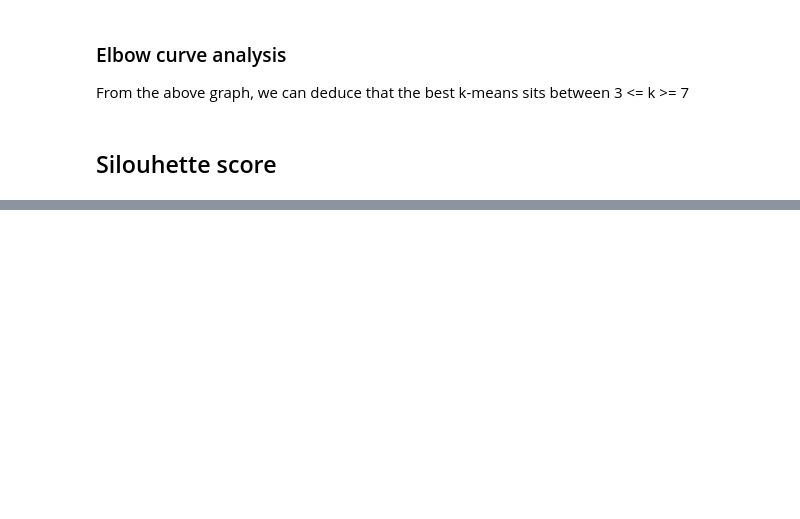
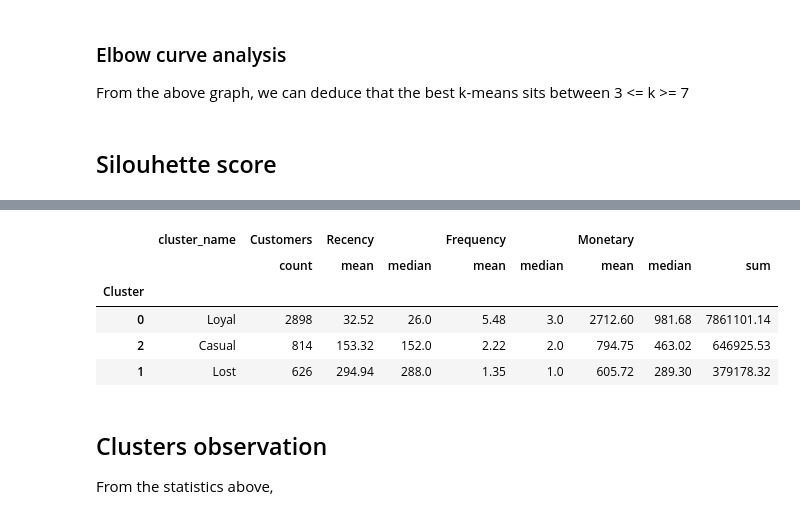
Before and after one commit to Aymanemjj/ML_Classification_of_clients, a Jupyter notebook: notebooks/main.ipynb, the cells around one changed output, grey strips where cells are left out. Drawn from its saved outputs; the diff is of its cells as text; code cells hidden in the pictures; blank space fills up the shorter version.

```diff
--- a/notebooks/main.ipynb
+++ b/notebooks/main.ipynb
@@ -274,0 +310,18 @@ The results matched our previous guess, the best score belonged to k = 4 with a
+# %%
+stats = CRFM.groupby("Cluster").agg(
+    number_of_customers=("Cluster", "size"),
+    avg_recency=("Recency", "mean"),
+    median_recency=("Recency", "median"),
+    avg_frequency=("Frequency", "mean"),
+    median_frequency=("Frequency", "median"),
+    avg_monetary=("Monetary", "mean"),
+    median_monetary=("Monetary", "median"),
+    total_revenue=("Monetary", "sum"),
+).round(2)
+stats.columns = pd.MultiIndex.from_tuples([
+    ("Customers", "count"),
+    ("Recency", "mean"), ("Recency", "median"),
+    ("Frequency", "mean"), ("Frequency", "median"),
+    ("Monetary", "mean"), ("Monetary", "median"), ("Monetary", "sum"),
+])
+stats
@@ -274,0 +335,15 @@ The results matched our previous guess, the best score belonged to k = 4 with a
+# %%
+stats.insert(0, "cluster_name", ["Loyal", "Lost", "Casual"])
+# %%
+stats = stats.reindex([0,2,1])
+stats
+# %% [output]
+|  | cluster_name | Customers | Recency |  | Frequency |  | Monetary |  |  |
+|  |  | count | mean | median | mean | median | mean | median | sum |
+| Cluster |  |  |  |  |  |  |  |  |  |
+| 0 | Loyal | 2898 | 32.52 | 26.0 | 5.48 | 3.0 | 2712.60 | 981.68 | 7861101.14 |
+| 2 | Casual | 814 | 153.32 | 152.0 | 2.22 | 2.0 | 794.75 | 463.02 | 646925.53 |
+| 1 | Lost | 626 | 294.94 | 288.0 | 1.35 | 1.0 | 605.72 | 289.30 | 379178.32 |
+# %% [markdown]
+## Clusters observation
+From the statistics above,
```
Also changed, not shown: parts of 17 cells of this notebook.
